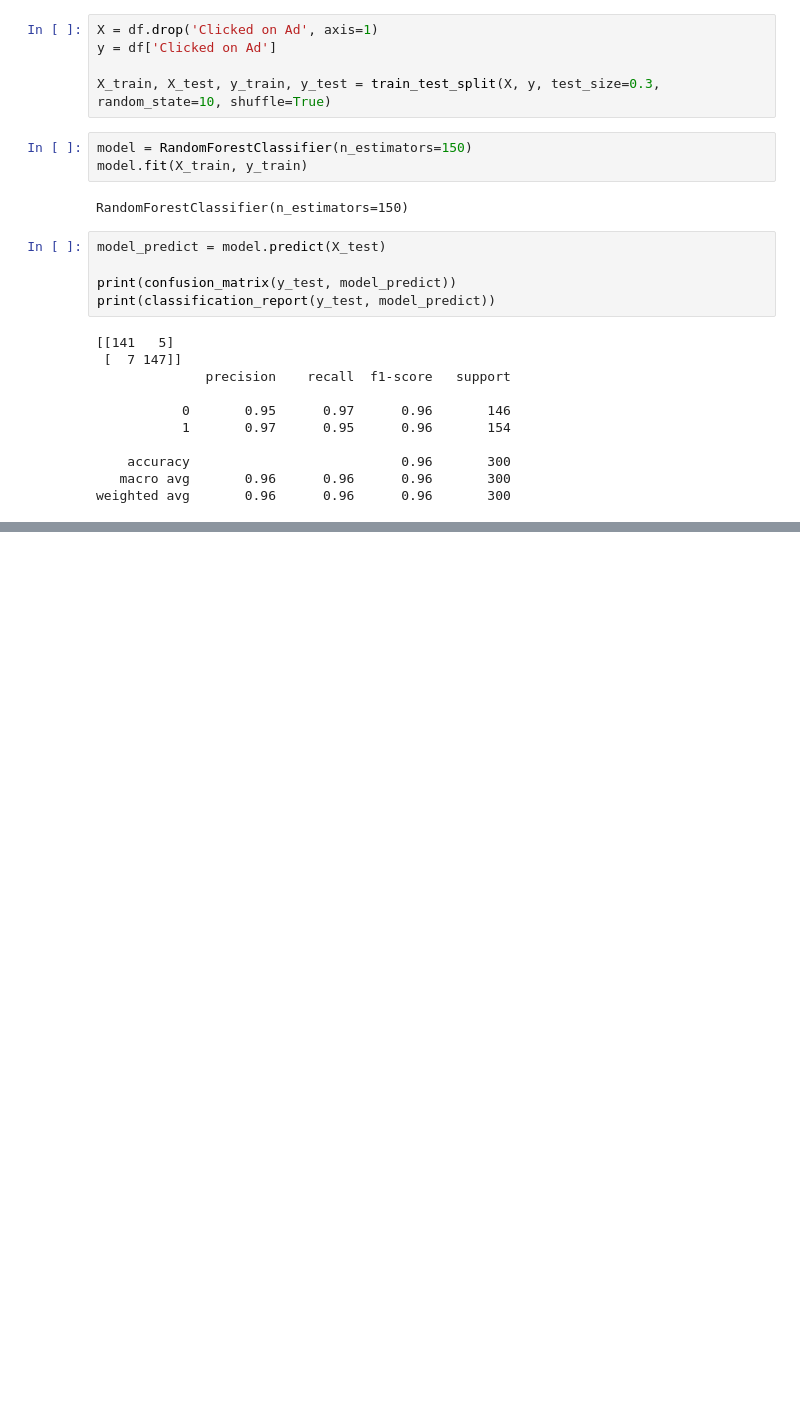
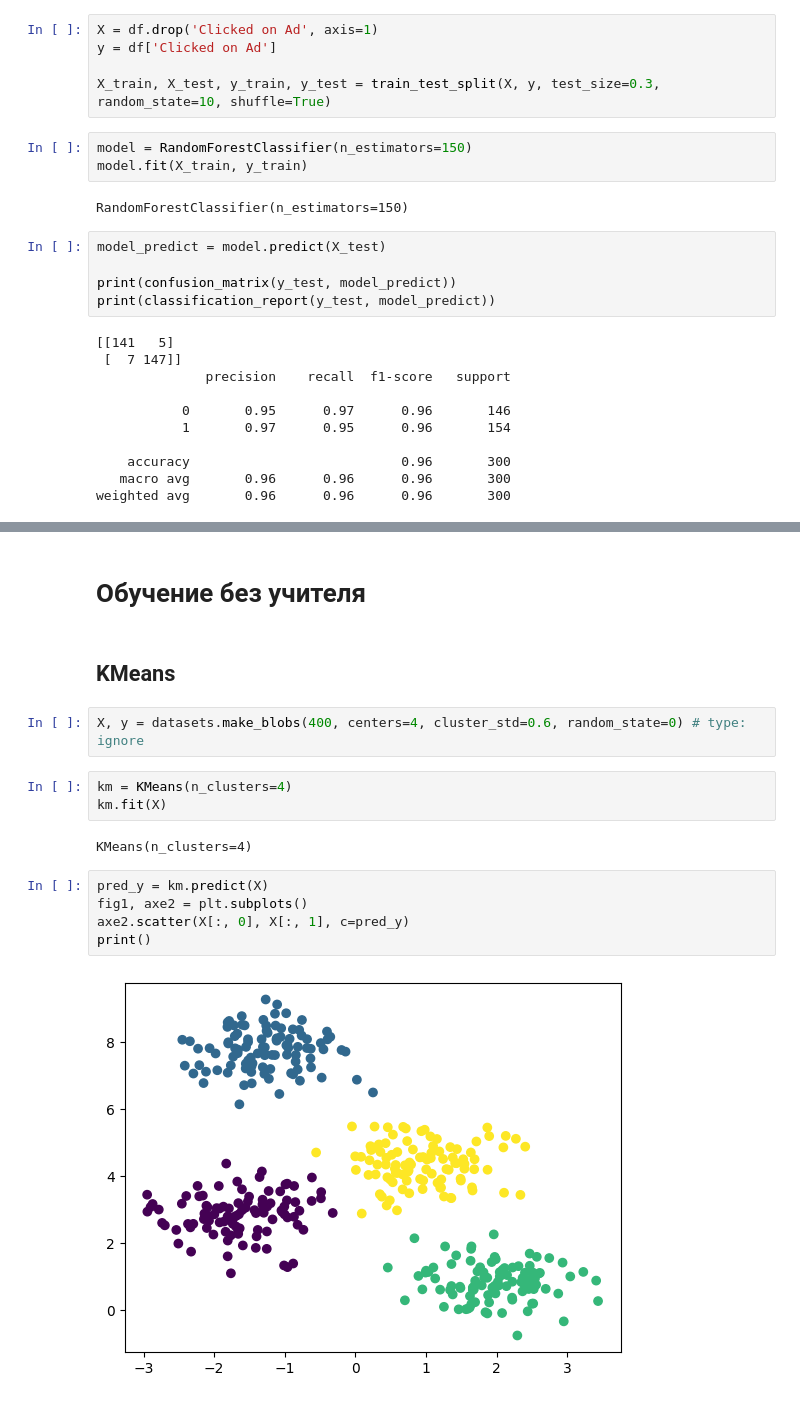
Before and after one commit to WhisperingDreamer/ML-courses, a Jupyter notebook: Classic ml/2ml.ipynb, the cells around one changed output, grey strips where cells are left out. Drawn from its saved outputs; the diff is of its cells as text; blank space fills up the shorter version.

Commit message:
Gradient boosting, KMeans

```diff
--- a/Classic ml/2ml.ipynb
+++ b/Classic ml/2ml.ipynb
@@ -1127,0 +1436,18 @@ weighted avg       0.96      0.96      0.96       300
+# %% [markdown]
+# Обучение без учителя
+# %% [markdown]
+## KMeans
+# %%
+X, y = datasets.make_blobs(400, centers=4, cluster_std=0.6, random_state=0) # type: ignore
+# %%
+km = KMeans(n_clusters=4)
+km.fit(X)
+# %% [output]
+KMeans(n_clusters=4)
+# %%
+pred_y = km.predict(X)
+fig1, axe2 = plt.subplots()
+axe2.scatter(X[:, 0], X[:, 1], c=pred_y)
+print()
+# %% [output]
+[figure, added]
```
Also changed, not shown: parts of 42 cells of this notebook.
